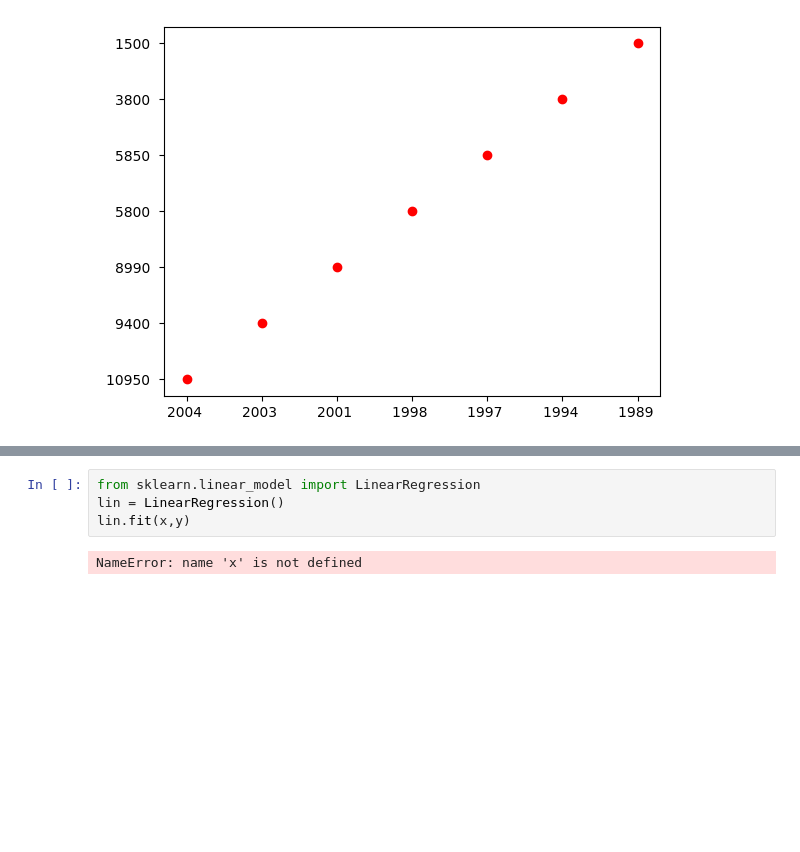
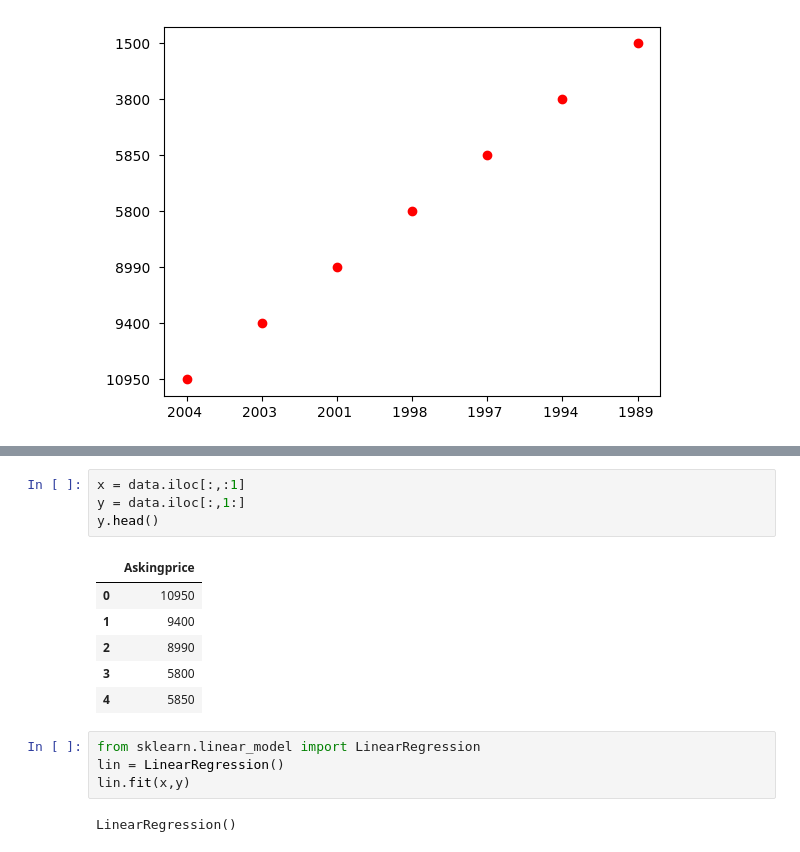
Before and after one commit to AAYU6H/ai-codes, a Jupyter notebook: Linear Regression/Cars Data/CarSales.ipynb, the cells around one changed output, grey strips where cells are left out. Drawn from its saved outputs; the diff is of its cells as text; blank space fills up the shorter version.

```diff
--- a/Linear Regression/Cars Data/CarSales.ipynb
+++ b/Linear Regression/Cars Data/CarSales.ipynb
@@ -59,6 +59,17 @@ NameError: name 'x' is not defined
+# %%
+x = data.iloc[:,:1]
+y = data.iloc[:,1:]
+y.head()
+# %% [output]
+|  | Askingprice |
+| 0 | 10950 |
+| 1 | 9400 |
+| 2 | 8990 |
+| 3 | 5800 |
+| 4 | 5850 |
 # %%
 from sklearn.linear_model import LinearRegression
 lin = LinearRegression()
 lin.fit(x,y)
 # %% [output]
-NameError: name 'x' is not defined
+LinearRegression()
```
Also changed, not shown: parts of 1 cell of this notebook, 1 other file.
